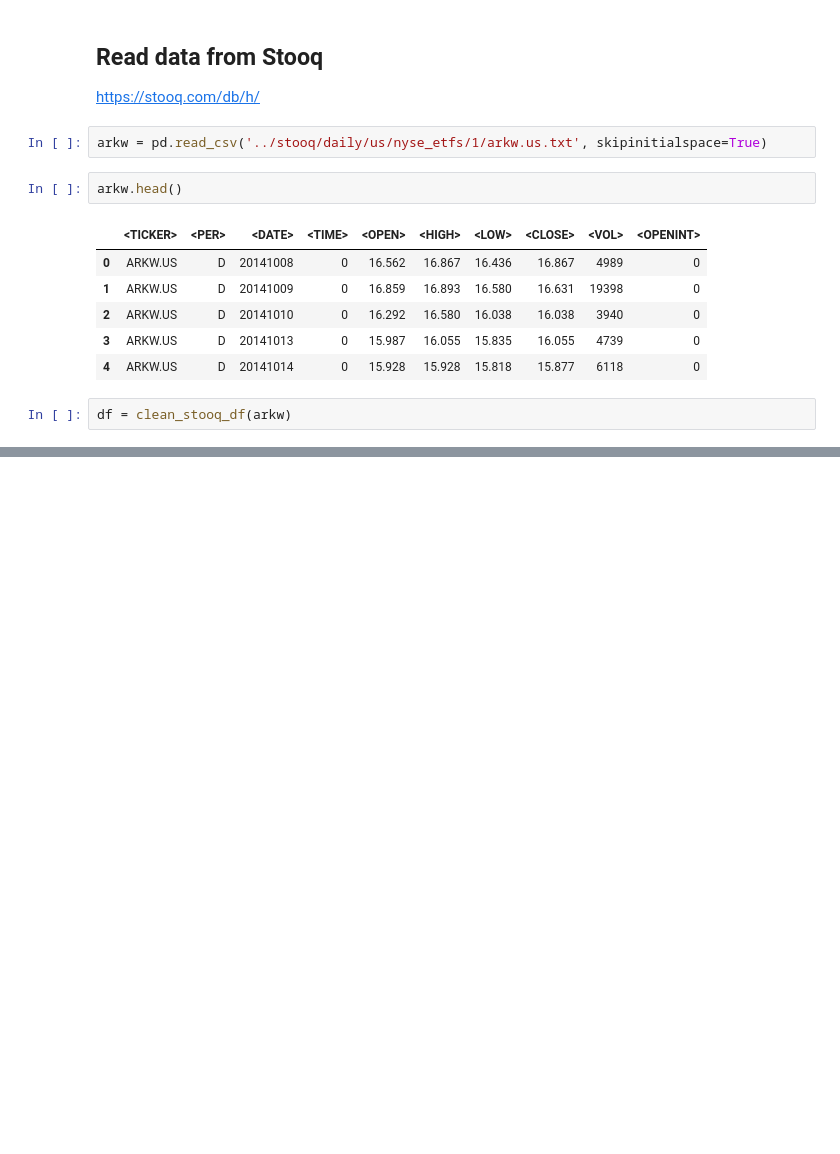
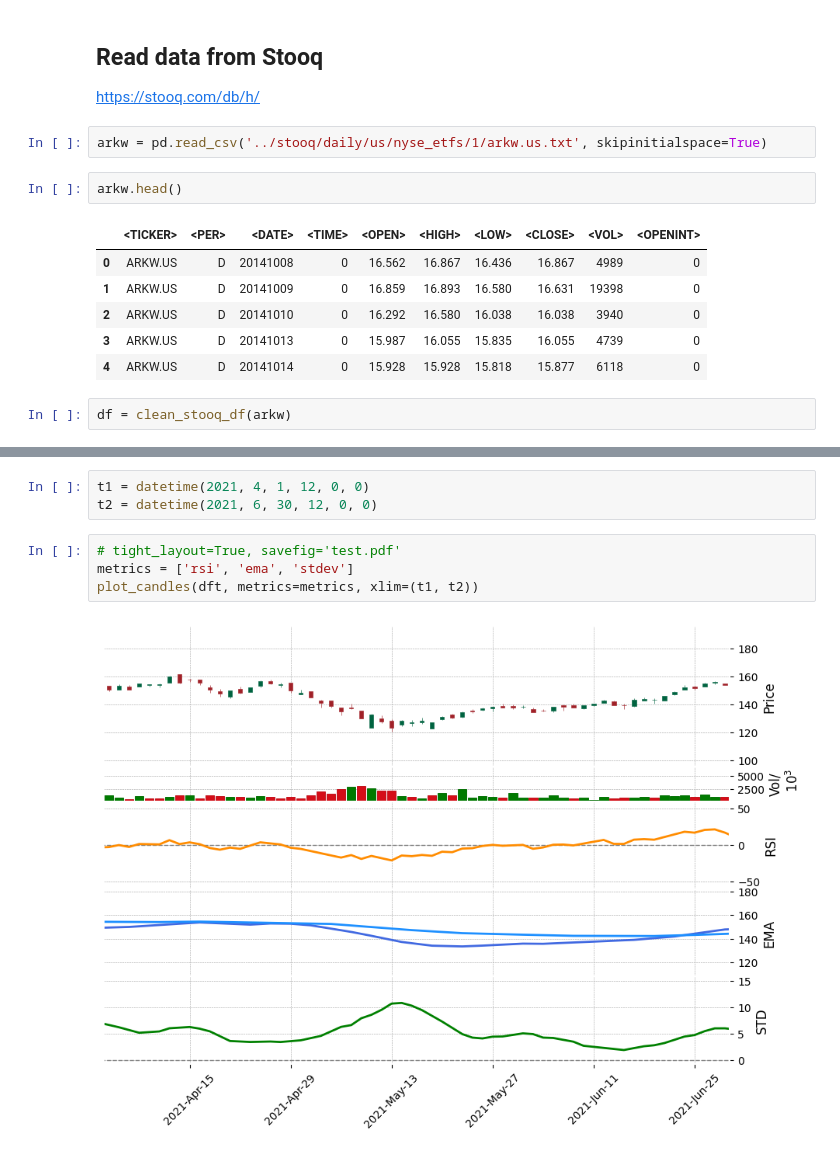
Before and after one commit to rreece/statistics-notebooks, a Jupyter notebook: notebooks/investment-plots.ipynb, the cells around one changed output, grey strips where cells are left out. Saved outputs shown, nothing was run; the diff lists cells and outputs as text; blank space fills up the shorter version.

```diff
--- a/notebooks/investment-plots.ipynb
+++ b/notebooks/investment-plots.ipynb
@@ -145,0 +251,9 @@ plot_candles(dft, metrics=metrics, mav=(10, 20))
+# %%
+t1 = datetime(2021, 4, 1, 12, 0, 0)
+t2 = datetime(2021, 6, 30, 12, 0, 0)
+# %%
+# tight_layout=True, savefig='test.pdf'
+metrics = ['rsi', 'ema', 'stdev']
+plot_candles(dft, metrics=metrics, xlim=(t1, t2))
+# %% [output]
+[figure, added]
```
Also changed, not shown: parts of 29 cells of this notebook, 2 other files.
